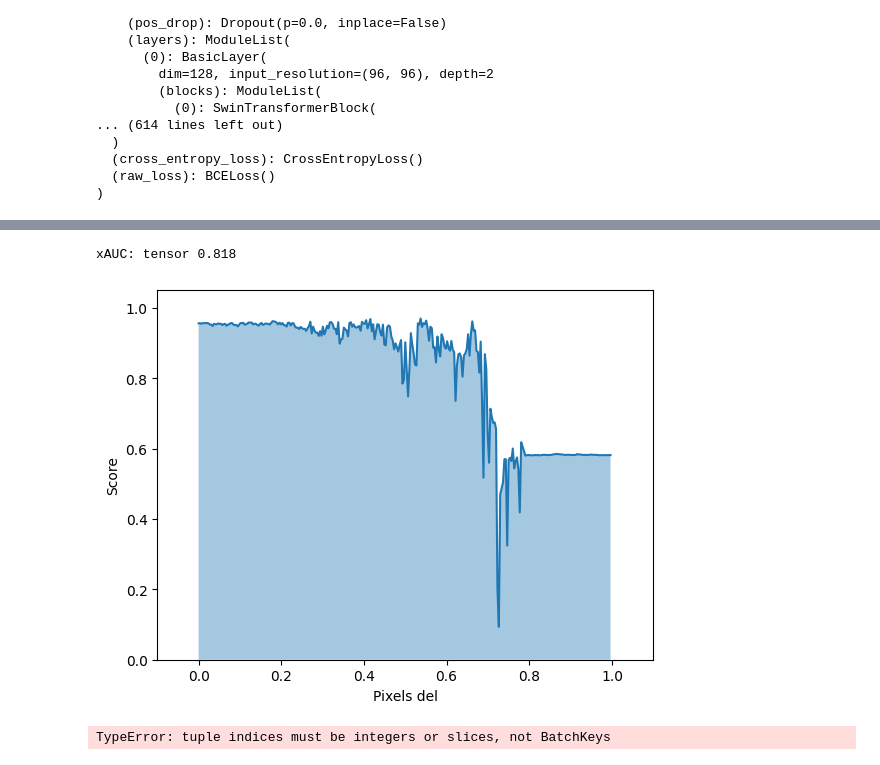
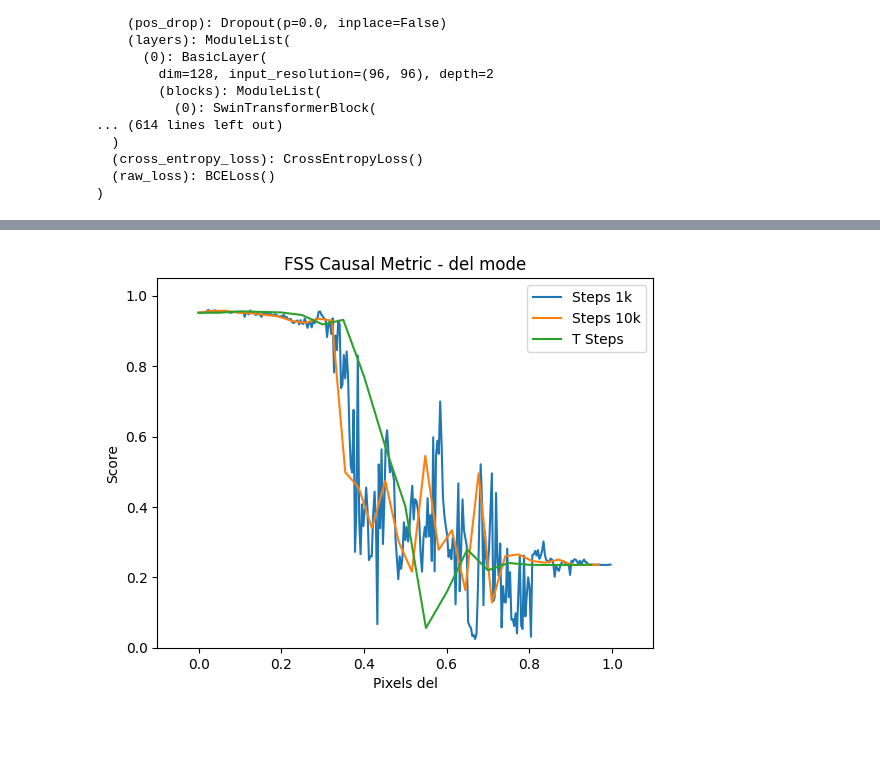
Before and after one commit to pasqualedem/AffinityExplainer, a Jupyter notebook: test.ipynb, the cells around one changed output, grey strips where cells are left out. Saved outputs shown, nothing was run; the diff lists cells and outputs as text; code cells hidden in the pictures; blank space fills up the shorter version.

```diff
--- a/test.ipynb
+++ b/test.ipynb
@@ -139,7 +143,7 @@ def get_data(n_ways, n_shots, image_size):
 from affex.models import build_model_preconfigured
 
 model = "dcama"
-device = "cuda"
+device = torch.device("cuda:2")
 n_shots = 2
 n_ways = 1
 use_pe = True
@@ -546,5 +239,4 @@ explanation = calculate_explanations(model, result, masks, flag_examples, explan
 # %%
-weighted_explanation = explanation[0][1]
-weighted_explanation = rearrange(weighted_explanation, 'B H (M W) -> B M H W', W=target_shape[1], M=n_shots)
-weighted_explanation.chans
+explanation = explanation[0]
+explanation.chans
 # %% [output]
@@ -571,42 +284,40 @@ xAUC: tensor 0.961
+# %%
+from affex.metrics import FSSCausalMetric
+
+
+mode = 'del'  # 'del' or 'ins'
+steps_1 = 1_000  # Number of pixels to change per step
+steps_2 = 10_000
+
+tsteps_1 = 0.05
+
+fssmetric = FSSCausalMetric(model, mode, step=steps_1, substrate_fn="zero")
+xauc_1 = fssmetric.evaluate(input_dict, explanation, explanation_mask)
+
+fssmetric = FSSCausalMetric(model, mode, step=steps_2, substrate_fn="zero")
+xauc_2 = fssmetric.evaluate(input_dict, explanation, explanation_mask)
+
+fssmetric = FSSCausalMetric(model, mode, threshold_step=tsteps_1, substrate_fn="zero")
+xauc_3 = fssmetric.evaluate(input_dict, explanation, explanation_mask)
 # %%
-mode = 'del'  # 'del' or 'ins'
-steps = 1000  # Number of pixels to change per step
-fssmetric = FSSCausalMetric(model, mode, steps, torch.zeros_like)
+scores_1 = xauc_1['scores']
+scores_2 = xauc_2['scores']
+scores_3 = xauc_3['scores']
 
-xauc, scores = fssmetric.evaluate(input_dict, weighted_explanation, explanation_mask[1])
-batch_element = 0
-print('xAUC:', xauc)
+batch_element = 0  # Index of the batch element to plot
+
 # Plot scores
-plt.plot(np.arange(scores.shape[0]) / scores.shape[0], scores[:, batch_element])
-plt.fill_between(np.arange(scores.shape[0]) / scores.shape[0], 0, scores[:, batch_element], alpha=0.4)
+plt.plot(np.arange(scores_1.shape[0]) / scores_1.shape[0], scores_1[:, batch_element], label='Steps 1k')
+plt.plot(np.arange(scores_2.shape[0]) / scores_2.shape[0], scores_2[:, batch_element], label='Steps 10k')
+plt.plot(np.arange(scores_3.shape[0]) / scores_3.shape[0], scores_3[:, batch_element], label='T Steps')
+plt.title(f'FSS Causal Metric - {mode} mode')
+
+# plt.fill_between(np.arange(scores.shape[0]) / scores.shape[0], 0, scores[:, batch_element], alpha=0.4)
 plt.xlim(-0.1, 1.1)
 plt.ylim(0, 1.05)
 plt.xlabel(f'Pixels {mode}')
 plt.ylabel('Score')
+plt.legend()
 plt.show()
 # %% [output]
-xAUC: tensor 0.818
-[figure, old version]
+[figure, new version]
-# %%
-for start, i, scores in fssmetric.evaluate_interactive(batch, weighted_explanation, explanation_mask[1]):
-    print('Step {}: {}'.format(i, scores))
-    # display(start[BatchKeys.IMAGES][:, 1:].rgb)
-    ylabel = 'Pixels inserted'
-    plt.figure(figsize=(10, 5))
-    plt.subplot(121)
-    plt.title('{} {:.1f}%'.format(ylabel, 100 * i / fssmetric.n_steps))
-    plt.axis('off')
-
-    plt.subplot(122)
-    plt.plot(np.arange(i+1) / fssmetric.n_steps, scores[:i+1])
-    plt.xlim(-0.1, 1.1)
-    plt.ylim(0, 1.05)
-    plt.fill_between(np.arange(i+1) / fssmetric.n_steps, 0, scores[0, :i+1], alpha=0.4)
-    plt.xlabel(ylabel)
-    plt.ylabel('Score')
-    plt.show()
-
-    time.sleep(2)
-    clear_output(wait=True)
-# %% [output]
-TypeError: tuple indices must be integers or slices, not BatchKeys
```
Also changed, not shown: parts of 13 cells of this notebook.
